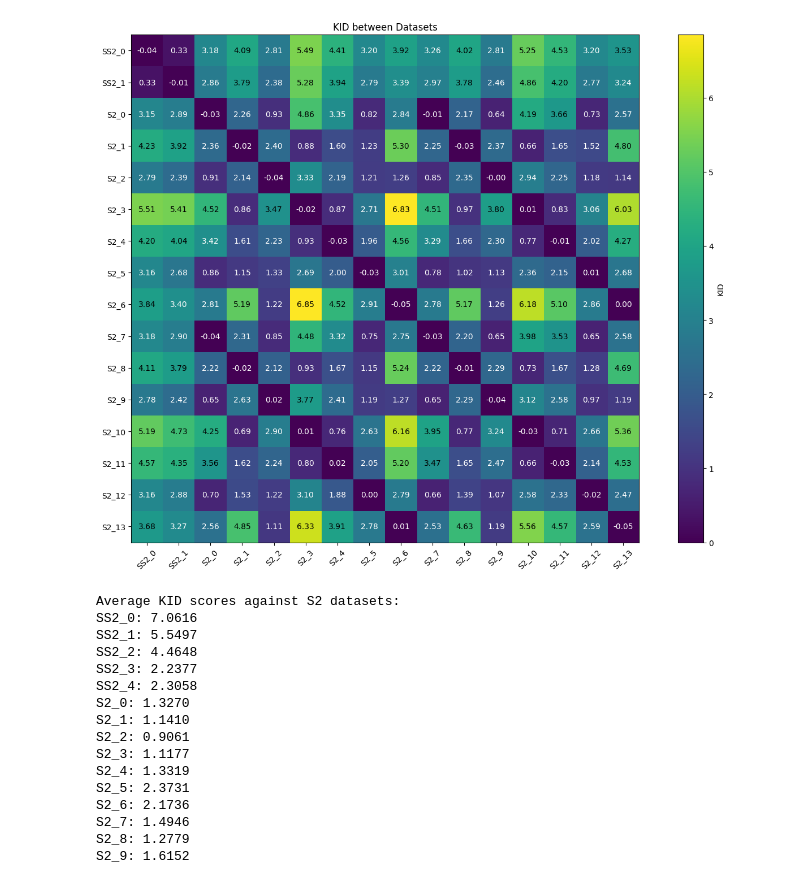
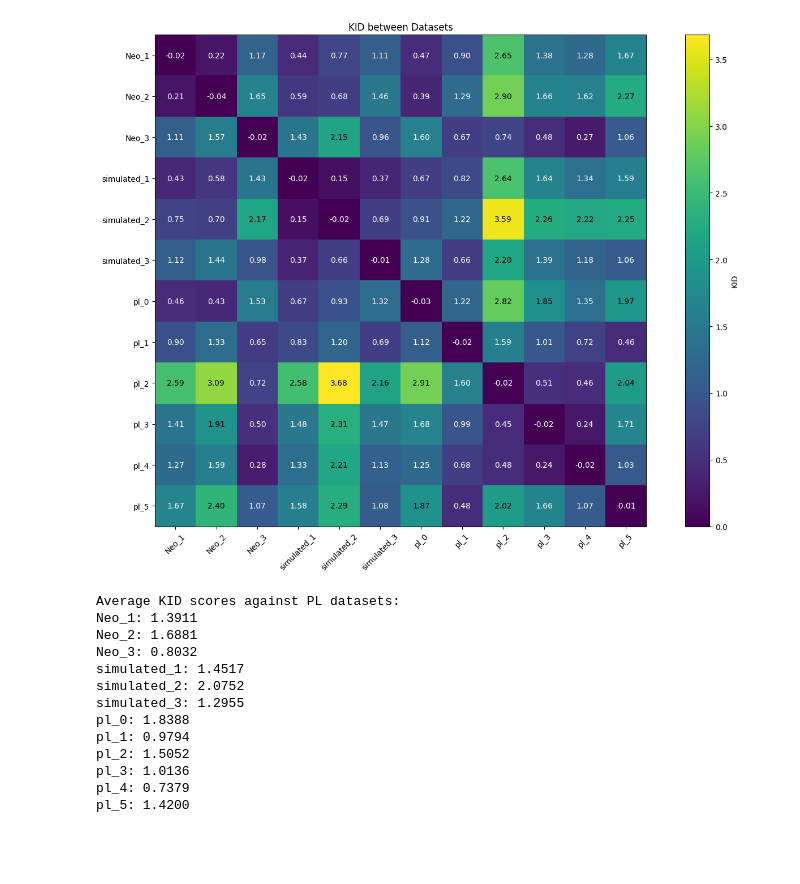
Before and after one commit to Thomas-aub/pleiades-boat-detection, a Jupyter notebook: src/vessels_detect/scoring/eval_kid.ipynb, the cells around one changed output. Cells and saved outputs as stored; diff of their text form; code cells hidden in the pictures; blank space fills up the shorter version.

```diff
--- a/src/vessels_detect/scoring/eval_kid.ipynb
+++ b/src/vessels_detect/scoring/eval_kid.ipynb
@@ -142,7 +172,7 @@ def tile_to_rgb_uint8(tile):
     stretched = np.zeros((3,) + rgb.shape[1:], dtype=np.uint8)
     for c in range(3):
         band = rgb[c]
-        p2, p98 = np.percentile(band, 2), np.percentile(band, 98)
+        p2, p98 = np.percentile(band, 0), np.percentile(band, 100)
         if p98 > p2:
             band = (band - p2) / (p98 - p2)
             # band = band / 255.0
@@ -166,7 +196,6 @@ def extract_satdino_features(tiles, batch_size=32):
         features:   (N, embed_dim) numpy array  -- 384-d for ViT-S
     """
     device = torch.device("cuda" if torch.cuda.is_available() else "cpu")
-    print(f"Loading SatDINO ({SATDINO_MODEL}) on {device}...")
 
     model = AutoModel.from_pretrained(SATDINO_MODEL, trust_remote_code=True)
     model.to(device)
@@ -177,7 +206,6 @@ def extract_satdino_features(tiles, batch_size=32):
 
     for start in range(0, len(tiles), batch_size):
         batch_tiles = tiles[start:start + batch_size]
-        print(f"  Encoding tiles {start}-{start + len(batch_tiles) - 1} / {len(tiles)}")
 
         # Convert each raw tile -> uint8 RGB PIL image -> transformed tensor
         tensors = []
@@ -288,41 +304,62 @@ id: S2_13        features: 500   filename: PL_real_top.tif
 # %%
+# Define KID metric with appropriate parameters
+metric = KID(
+    degree=3,
+    gamma=None,
+    coef0=1,
+    var_at_m=None,
+    average=True,
+    n_subsets=50,
+    subset_size=100,  # Use 100 random subsets for KID computation
+    ret_var=True
+)
+
+# Kernel Inception Distance (KID) computation
+nb_datasets = len(datasets)
+results = np.zeros((nb_datasets, nb_datasets))
+for i, (name_i, emb_i) in enumerate(datasets.items()):
+    for j, (name_j, emb_j) in enumerate(datasets.items()):
+        x_feats = torch.from_numpy(np.array(emb_i)).float()
+        y_feats = torch.from_numpy(np.array(emb_j)).float()
+        result = metric(x_feats, y_feats)
+        # print(f"KID({name_i}, {name_j}) = {result[0].item():.4f} ± {result[1].item():.4f}")
+        results[i, j] = result[0].item()  # Store the KID value, ignoring variance
+
+
 # Visualization
 plt.figure(figsize=(14, 10))
 plt.imshow(results, cmap="viridis", vmin=0, vmax=np.max(results))
 plt.colorbar(label="KID")
 plt.xticks(range(nb_datasets), datasets.keys(), rotation=45)
 plt.yticks(range(nb_datasets), datasets.keys())
 for i in range(nb_datasets):
     for j in range(nb_datasets):
         plt.text(j, i, f"{results[i, j]:.2f}", ha="center", va="center", color="white" if results[i, j] < np.max(results) / 2 else "black")
 plt.title("KID between Datasets")
 plt.tight_layout()
 plt.show()
+
+
+# get average score for each dataset against all PL datasets except itself
+avg_scores = {}
+for i, name_i in enumerate(datasets.keys()):
+    avg_scores[name_i] = np.mean([results[i, j] for j, name_j in enumerate(datasets.keys()) if name_j.startswith("pl") and j != i])
+
+print("\nAverage KID scores against PL datasets:")
+for name, score in avg_scores.items():
+    print(f"{name}: {score:.4f}")
 # %% [output]
-[figure, old version]
+[figure, new version]
+Average KID scores against PL datasets:
+Neo_1: 1.3911
+Neo_2: 1.6881
+Neo_3: 0.8032
+simulated_1: 1.4517
+simulated_2: 2.0752
+simulated_3: 1.2955
+pl_0: 1.8388
+pl_1: 0.9794
+pl_2: 1.5052
+pl_3: 1.0136
+pl_4: 0.7379
+pl_5: 1.4200
-# %%
-# get average score for each dataset against all s2 datasets except itself
-avg_scores = {}
-for i, name_i in enumerate(datasets.keys()):
-    avg_scores[name_i] = np.mean([results[i, j] for j, name_j in enumerate(datasets.keys()) if name_j.startswith("S2") and j != i])
-
-print("\nAverage KID scores against S2 datasets:")
-for name, score in avg_scores.items():
-    print(f"{name}: {score:.4f}")
-# %% [output]
-Average KID scores against S2 datasets:
-SS2_0: 7.0616
-SS2_1: 5.5497
-SS2_2: 4.4648
-SS2_3: 2.2377
-SS2_4: 2.3058
-S2_0: 1.3270
-S2_1: 1.1410
-S2_2: 0.9061
-S2_3: 1.1177
-S2_4: 1.3319
-S2_5: 2.3731
-S2_6: 2.1736
-S2_7: 1.4946
-S2_8: 1.2779
-S2_9: 1.6152
```
Also changed, not shown: parts of 11 cells of this notebook, 4 other files.
